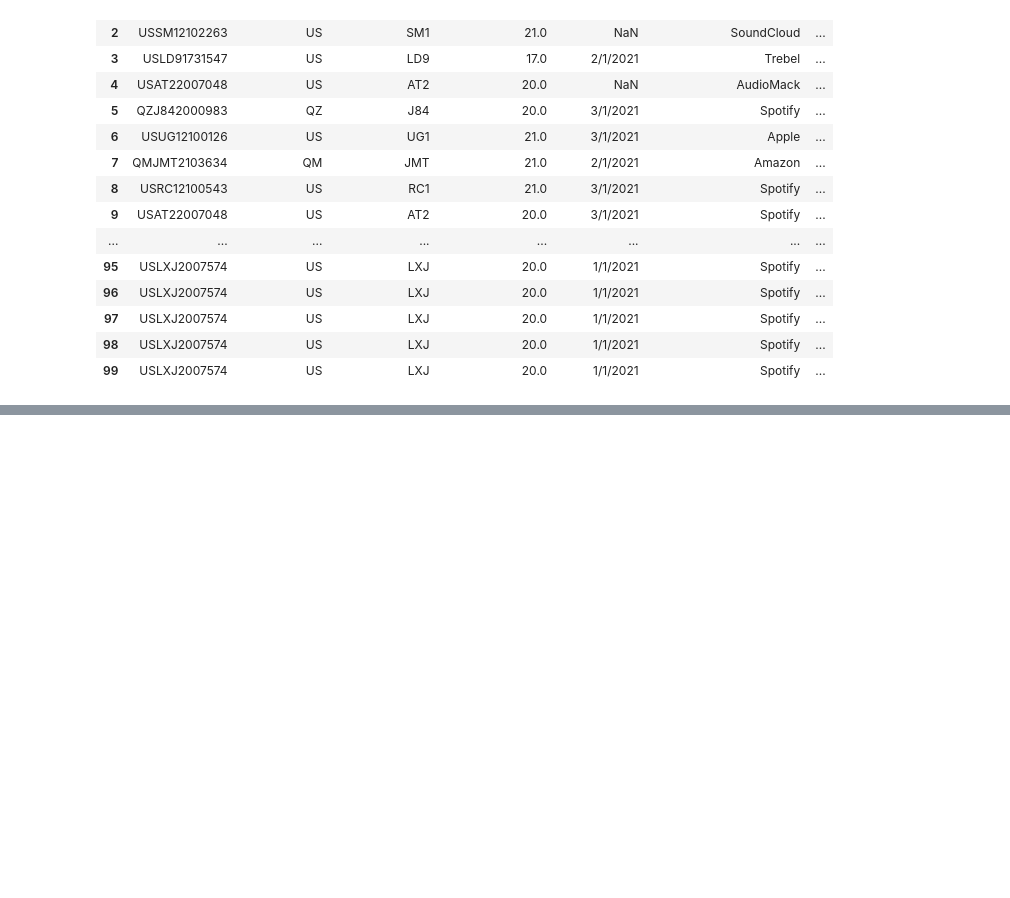
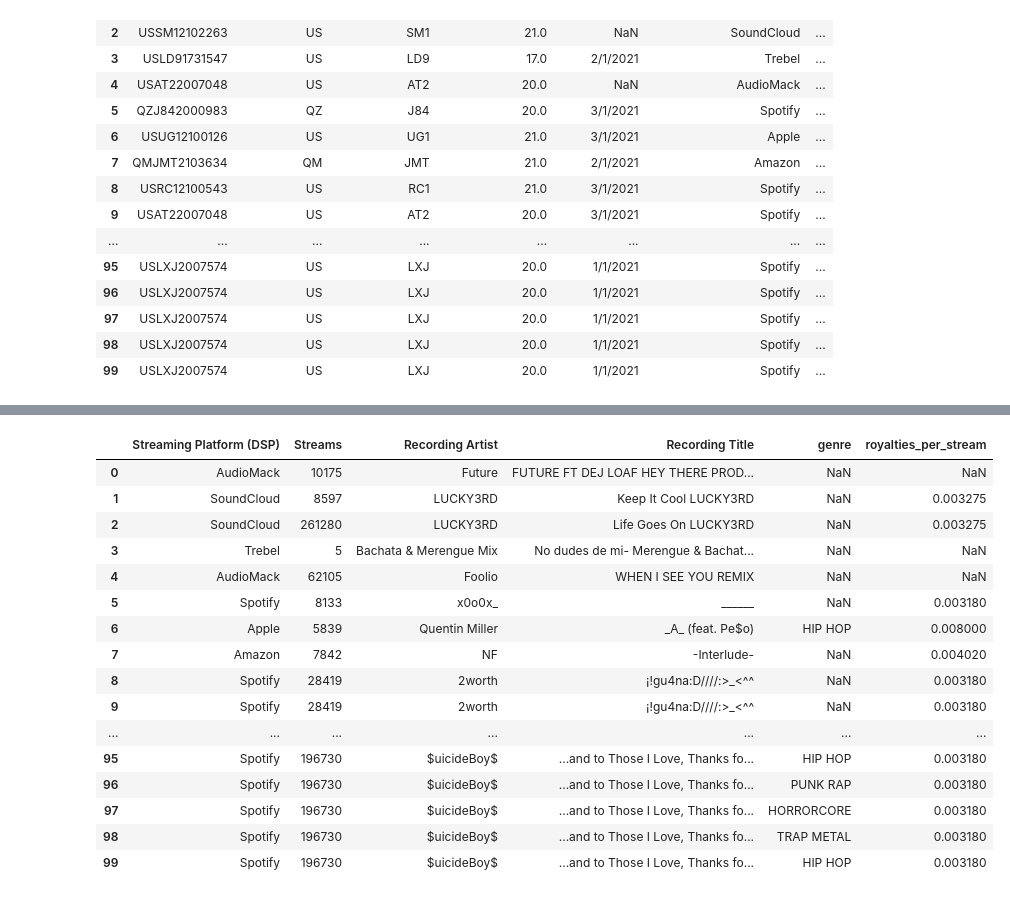
Before and after one commit to NSS-Data-Analytics-Cohort-6/mlc-project-pythons-on-a-plane, a Jupyter notebook: notebooks/mlc_streaming_data.ipynb, the cells around one changed output, grey strips where cells are left out. Cells and saved outputs as stored; diff of their text form; code cells hidden in the pictures; blank space fills up the shorter version.

```diff
--- a/notebooks/mlc_streaming_data.ipynb
+++ b/notebooks/mlc_streaming_data.ipynb
@@ -314,0 +393,4 @@ mlc_and_genres.head(100)
+# %%
+#read in royalties data
+royalties = pd.read_csv("../data/royalties_per_platform.csv")
+print(royalties)
@@ -314,0 +439,21 @@ mlc_and_genres.head(100)
+# %%
+royalties = g_and_r[['Streaming Platform (DSP)', 'Streams', 'Recording Artist', 'Recording Title', 'genre', 'royalties_per_stream']].copy()
+royalties.head(100)
+# %% [output]
+|  | Streaming Platform (DSP) | Streams | Recording Artist | Recording Title | genre | royalties_per_stream |
+| 0 | AudioMack | 10175 | Future | FUTURE FT DEJ LOAF HEY THERE PROD... | NaN | NaN |
+| 1 | SoundCloud | 8597 | LUCKY3RD | Keep It Cool LUCKY3RD | NaN | 0.003275 |
+| 2 | SoundCloud | 261280 | LUCKY3RD | Life Goes On LUCKY3RD | NaN | 0.003275 |
+| 3 | Trebel | 5 | Bachata & Merengue Mix | No dudes de mi- Merengue & Bachat... | NaN | NaN |
+| 4 | AudioMack | 62105 | Foolio | WHEN I SEE YOU REMIX | NaN | NaN |
+| 5 | Spotify | 8133 | x0o0x_ | ______ | NaN | 0.003180 |
+| 6 | Apple | 5839 | Quentin Miller | _A_ (feat. Pe$o) | HIP HOP | 0.008000 |
+| 7 | Amazon | 7842 | NF | -Interlude- | NaN | 0.004020 |
+| 8 | Spotify | 28419 | 2worth | ¡!gu4na:D////:>_<^^ | NaN | 0.003180 |
+| 9 | Spotify | 28419 | 2worth | ¡!gu4na:D////:>_<^^ | NaN | 0.003180 |
+| ... | ... | ... | ... | ... | ... | ... |
+| 95 | Spotify | 196730 | $uicideBoy$ | ...and to Those I Love, Thanks fo... | HIP HOP | 0.003180 |
+| 96 | Spotify | 196730 | $uicideBoy$ | ...and to Those I Love, Thanks fo... | PUNK RAP | 0.003180 |
+| 97 | Spotify | 196730 | $uicideBoy$ | ...and to Those I Love, Thanks fo... | HORRORCORE | 0.003180 |
+| 98 | Spotify | 196730 | $uicideBoy$ | ...and to Those I Love, Thanks fo... | TRAP METAL | 0.003180 |
+| 99 | Spotify | 196730 | $uicideBoy$ | ...and to Those I Love, Thanks fo... | HIP HOP | 0.003180 |
```
Also changed, not shown: parts of 12 cells of this notebook.
